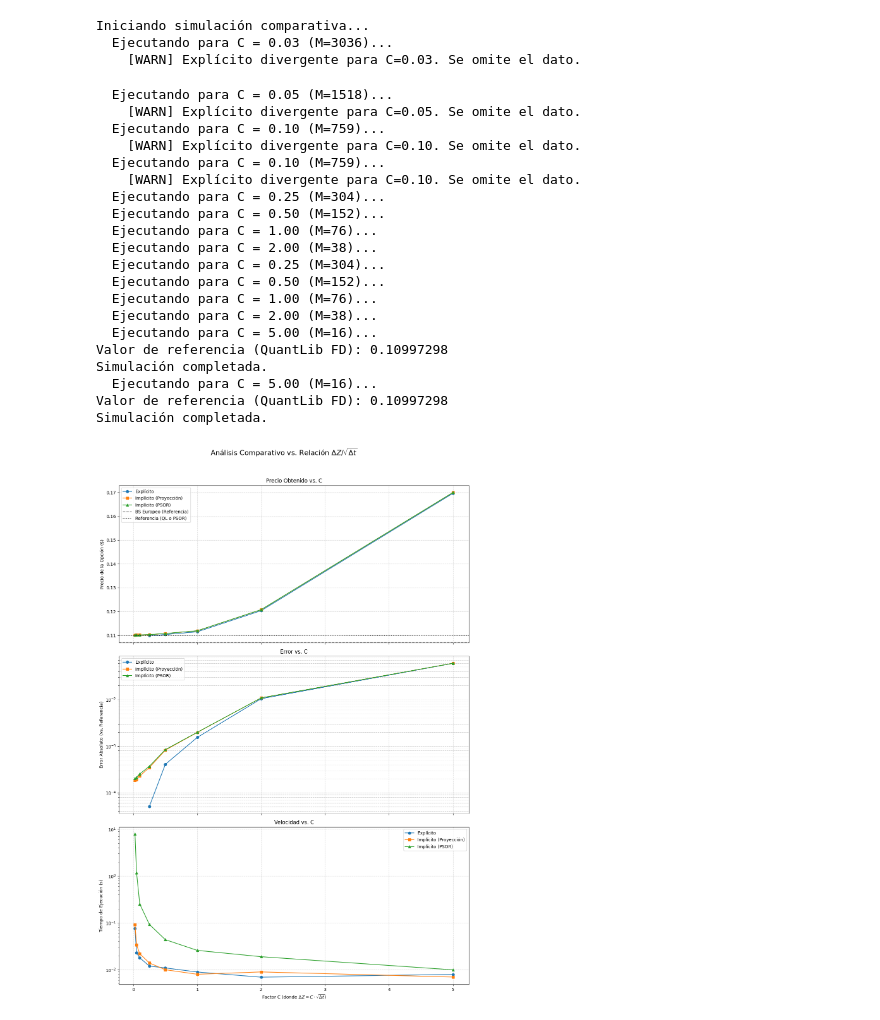
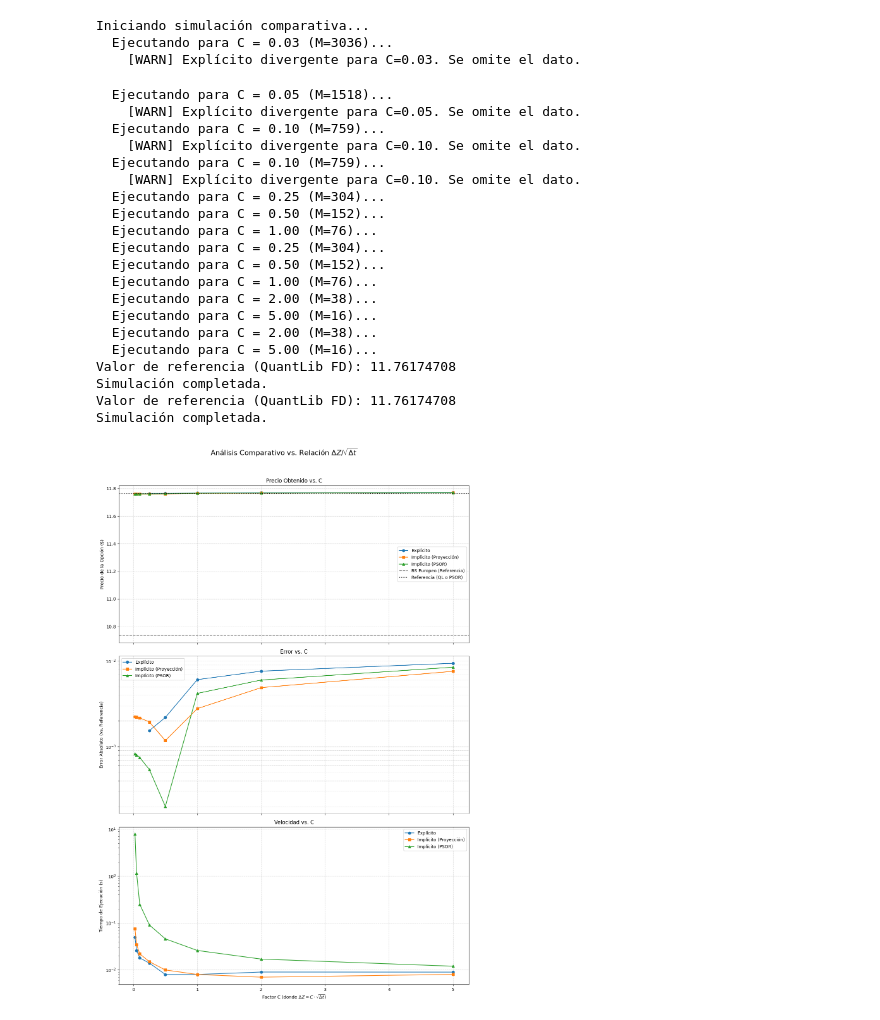
Before and after one commit to tomasgomezpizarro/Proyecto-Financiera, a Jupyter notebook: codigo.ipynb, the cells around one changed output. Saved outputs shown, nothing was run; the diff lists cells and outputs as text; code cells hidden in the pictures.

```diff
--- a/codigo.ipynb
+++ b/codigo.ipynb
@@ -197,7 +197,7 @@ T = 1.0
 r = 0.05
 sigma = 0.2
 q = 0.01
-S0 = 50.0
+S0 = 90.0
 is_call = False
 american = True
 
@@ -325,35 +325,35 @@ ax3.plot(x_axis_data, results['implicit_proj']['time'], 's-', label='Implícito
 ax3.plot(x_axis_data, results['implicit_psor']['time'], '^-', label='Implícito (PSOR)')
 ax3.set_xlabel('Factor C (donde $\\Delta Z = C \\cdot \\sqrt{\\Delta t}$)')
 ax3.set_ylabel('Tiempo de Ejecución (s)')
 ax3.set_title('Velocidad vs. C')
 ax3.set_yscale('log')
 ax3.grid(True, linestyle='--', alpha=0.6)
 ax3.legend()
 
 plt.tight_layout(rect=[0, 0, 1, 0.96])
 plt.show()
 # %% [output]
 Iniciando simulación comparativa...
   Ejecutando para C = 0.03 (M=3036)...
     [WARN] Explícito divergente para C=0.03. Se omite el dato.
   Ejecutando para C = 0.05 (M=1518)...
     [WARN] Explícito divergente para C=0.05. Se omite el dato.
   Ejecutando para C = 0.10 (M=759)...
     [WARN] Explícito divergente para C=0.10. Se omite el dato.
   Ejecutando para C = 0.10 (M=759)...
     [WARN] Explícito divergente para C=0.10. Se omite el dato.
   Ejecutando para C = 0.25 (M=304)...
   Ejecutando para C = 0.50 (M=152)...
   Ejecutando para C = 1.00 (M=76)...
-  Ejecutando para C = 2.00 (M=38)...
   Ejecutando para C = 0.25 (M=304)...
   Ejecutando para C = 0.50 (M=152)...
   Ejecutando para C = 1.00 (M=76)...
   Ejecutando para C = 2.00 (M=38)...
   Ejecutando para C = 5.00 (M=16)...
-Valor de referencia (QuantLib FD): 0.10997298
+  Ejecutando para C = 2.00 (M=38)...
+  Ejecutando para C = 5.00 (M=16)...
+Valor de referencia (QuantLib FD): 11.76174708
 Simulación completada.
-  Ejecutando para C = 5.00 (M=16)...
-Valor de referencia (QuantLib FD): 0.10997298
+Valor de referencia (QuantLib FD): 11.76174708
 Simulación completada.
-[figure, old version]
+[figure, new version]
```
